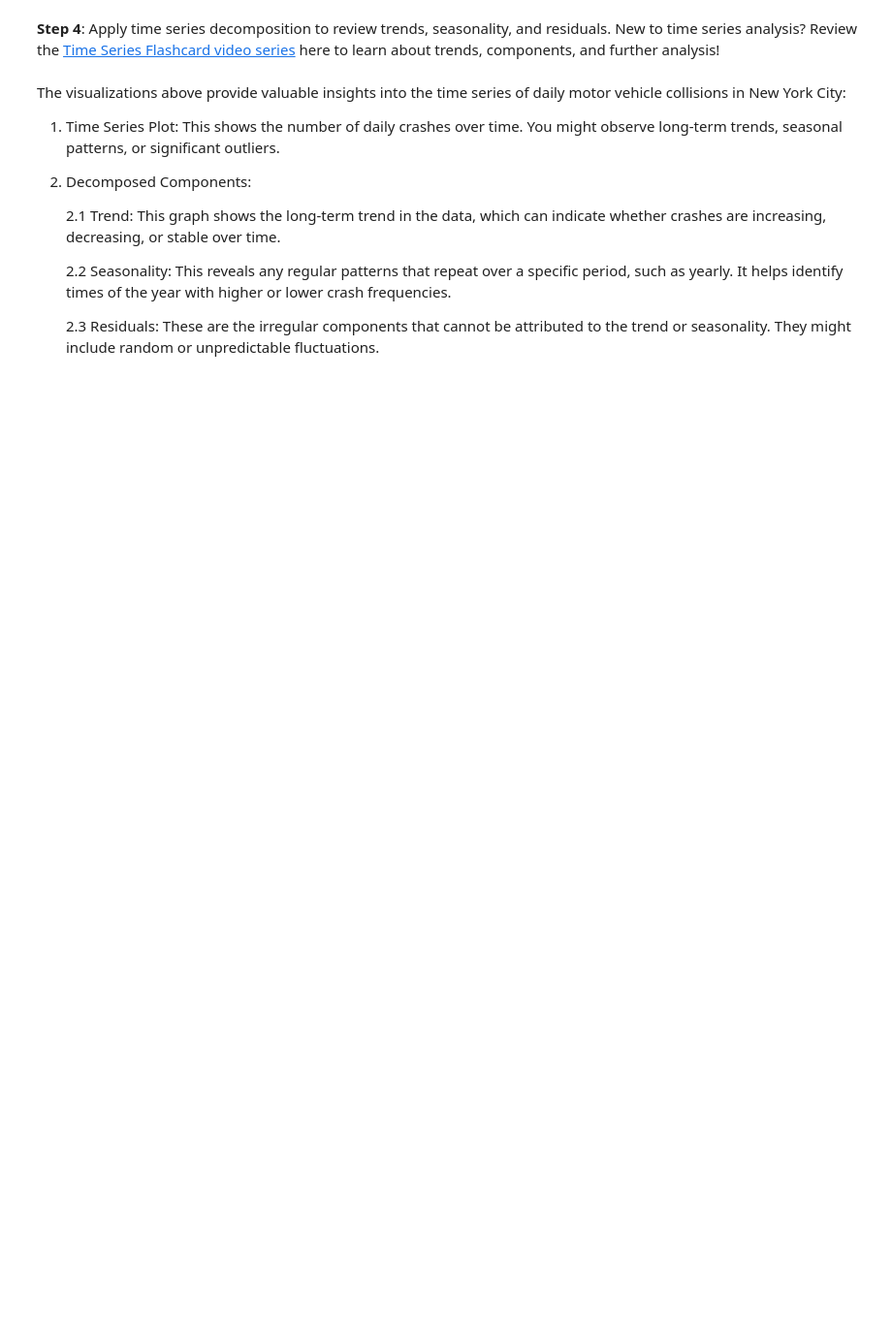
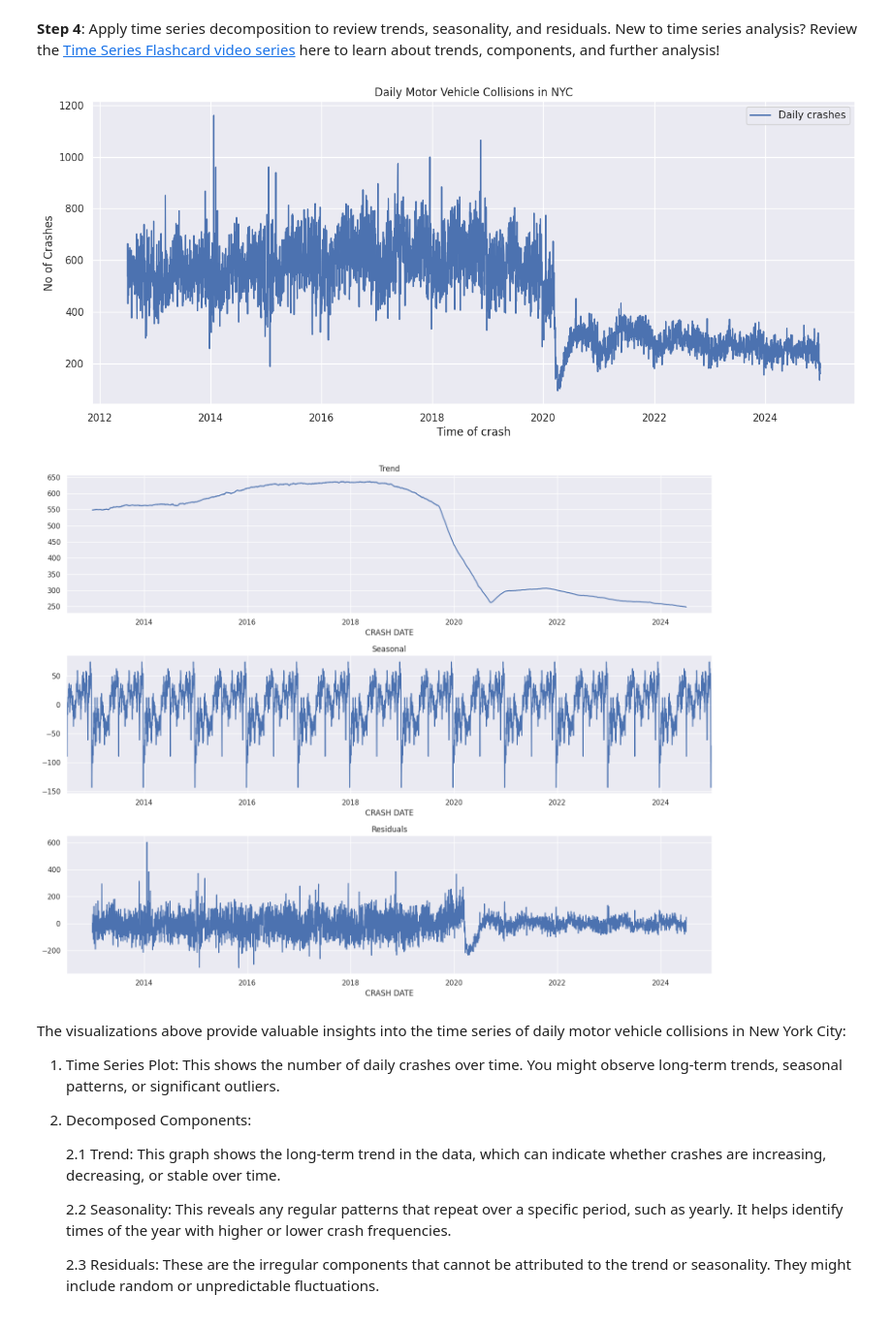
Before and after one commit to nikngeno/tdsp, a Jupyter notebook: Explorer_TDSP_Nicholas_Ngeno.ipynb, the cells around one changed output. Shown at 97% size. Drawn from its saved outputs; the diff is of its cells as text; code cells hidden in the pictures; blank space fills up the shorter version.

```diff
--- a/Explorer_TDSP_Nicholas_Ngeno.ipynb
+++ b/Explorer_TDSP_Nicholas_Ngeno.ipynb
@@ -424,36 +426,39 @@ plt.show()
 # %%
 import matplotlib.pyplot as plt
 import seaborn as sns
 from statsmodels.tsa.seasonal import seasonal_decompose
 
 # Count the number of crashes per day, group by CRASH DATE
-daily_crashes = data.groupby('__________').size()
+daily_crashes = data.groupby('CRASH DATE').size()
 
 # Set plot style
 sns.set(style="darkgrid")
 
 # Plot the daily crashes time series
 plt.figure(figsize=(15, 6))
-plt.plot(__________, label='Daily crashes')
+plt.plot(daily_crashes, label='Daily crashes')
 plt.title('Daily Motor Vehicle Collisions in NYC')
-plt.xlabel('__________')
-plt.ylabel('__________')
+plt.xlabel('Time of crash')
+plt.ylabel('No of Crashes')
 plt.legend()
 plt.show()
 
 # Decompose the time series
 decomposition = seasonal_decompose(daily_crashes, model='additive', period=365)
 
 # Plot the decomposed components
 fig, (ax1, ax2, ax3) = plt.subplots(3, 1, figsize=(15, 12))
 decomposition.trend.plot(ax=ax1)
 ax1.set_title('Trend')
 decomposition.seasonal.plot(ax=ax2)
-ax2.set_title('__________')
-decomposition.resid.plot(__________)
+ax2.set_title('Seasonal')
+decomposition.resid.plot(ax=ax3)
 ax3.set_title('Residuals')
 plt.tight_layout()
 plt.show()
+# %% [output]
+[figure, added]
+[figure, added]
 # %% [markdown]
 The visualizations above provide valuable insights into the time series of daily motor vehicle collisions in New York City:
 
```
Also changed, not shown: parts of 3 cells of this notebook.
